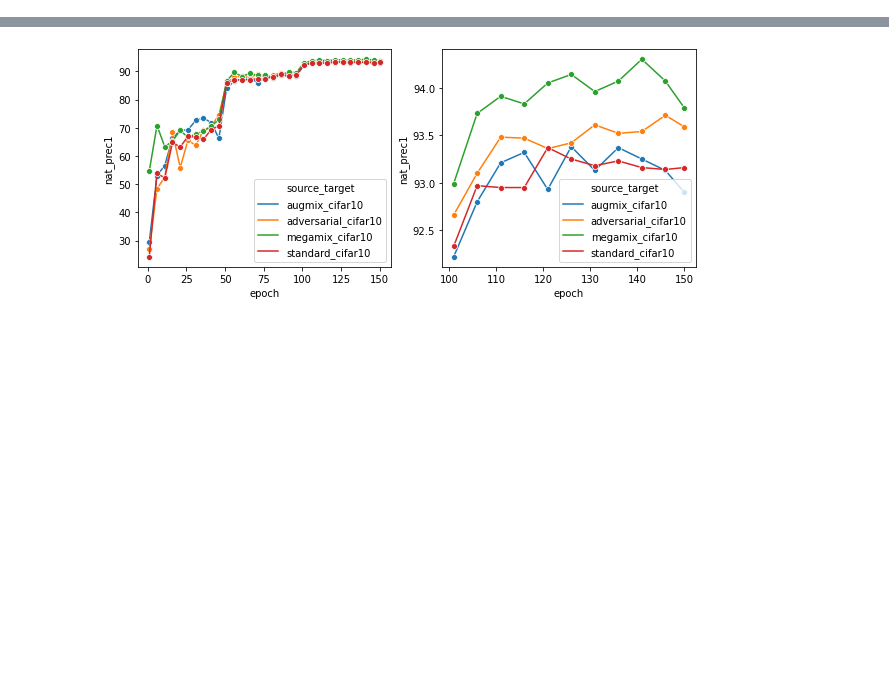
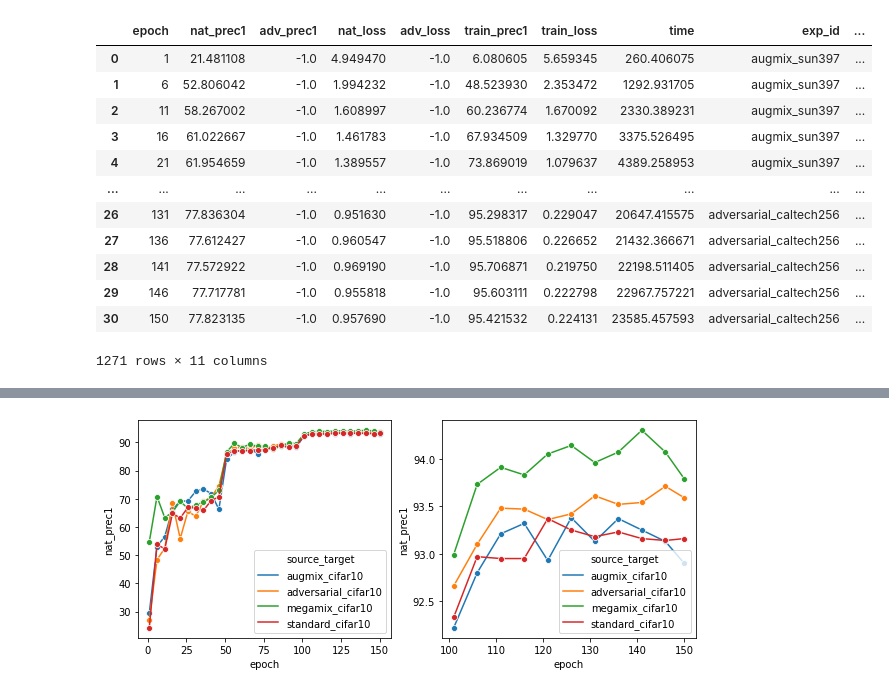
Before and after one commit to erichson/NoisyMix, a Jupyter notebook: transfer_learning/results.ipynb, the cells around one changed output, grey strips where cells are left out. Saved outputs shown, nothing was run; the diff lists cells and outputs as text; code cells hidden in the pictures; blank space fills up the shorter version.

```diff
--- a/transfer_learning/results.ipynb
+++ b/transfer_learning/results.ipynb
@@ -25,0 +25,16 @@ df.reset_index(inplace=True)
+# %%
+logs_df
+# %% [output]
+|  | epoch | nat_prec1 | adv_prec1 | nat_loss | adv_loss | train_prec1 | train_loss | time | exp_id | ... |
+| 0 | 1 | 21.481108 | -1.0 | 4.949470 | -1.0 | 6.080605 | 5.659345 | 260.406075 | augmix_sun397 | ... |
+| 1 | 6 | 52.806042 | -1.0 | 1.994232 | -1.0 | 48.523930 | 2.353472 | 1292.931705 | augmix_sun397 | ... |
+| 2 | 11 | 58.267002 | -1.0 | 1.608997 | -1.0 | 60.236774 | 1.670092 | 2330.389231 | augmix_sun397 | ... |
+| 3 | 16 | 61.022667 | -1.0 | 1.461783 | -1.0 | 67.934509 | 1.329770 | 3375.526495 | augmix_sun397 | ... |
+| 4 | 21 | 61.954659 | -1.0 | 1.389557 | -1.0 | 73.869019 | 1.079637 | 4389.258953 | augmix_sun397 | ... |
+| ... | ... | ... | ... | ... | ... | ... | ... | ... | ... | ... |
+| 26 | 131 | 77.836304 | -1.0 | 0.951630 | -1.0 | 95.298317 | 0.229047 | 20647.415575 | adversarial_caltech256 | ... |
+| 27 | 136 | 77.612427 | -1.0 | 0.960547 | -1.0 | 95.518806 | 0.226652 | 21432.366671 | adversarial_caltech256 | ... |
+| 28 | 141 | 77.572922 | -1.0 | 0.969190 | -1.0 | 95.706871 | 0.219750 | 22198.511405 | adversarial_caltech256 | ... |
+| 29 | 146 | 77.717781 | -1.0 | 0.955818 | -1.0 | 95.603111 | 0.222798 | 22967.757221 | adversarial_caltech256 | ... |
+| 30 | 150 | 77.823135 | -1.0 | 0.957690 | -1.0 | 95.421532 | 0.224131 | 23585.457593 | adversarial_caltech256 | ... |
+1271 rows × 11 columns
```
Also changed, not shown: parts of 9 cells of this notebook, 2 other files.
